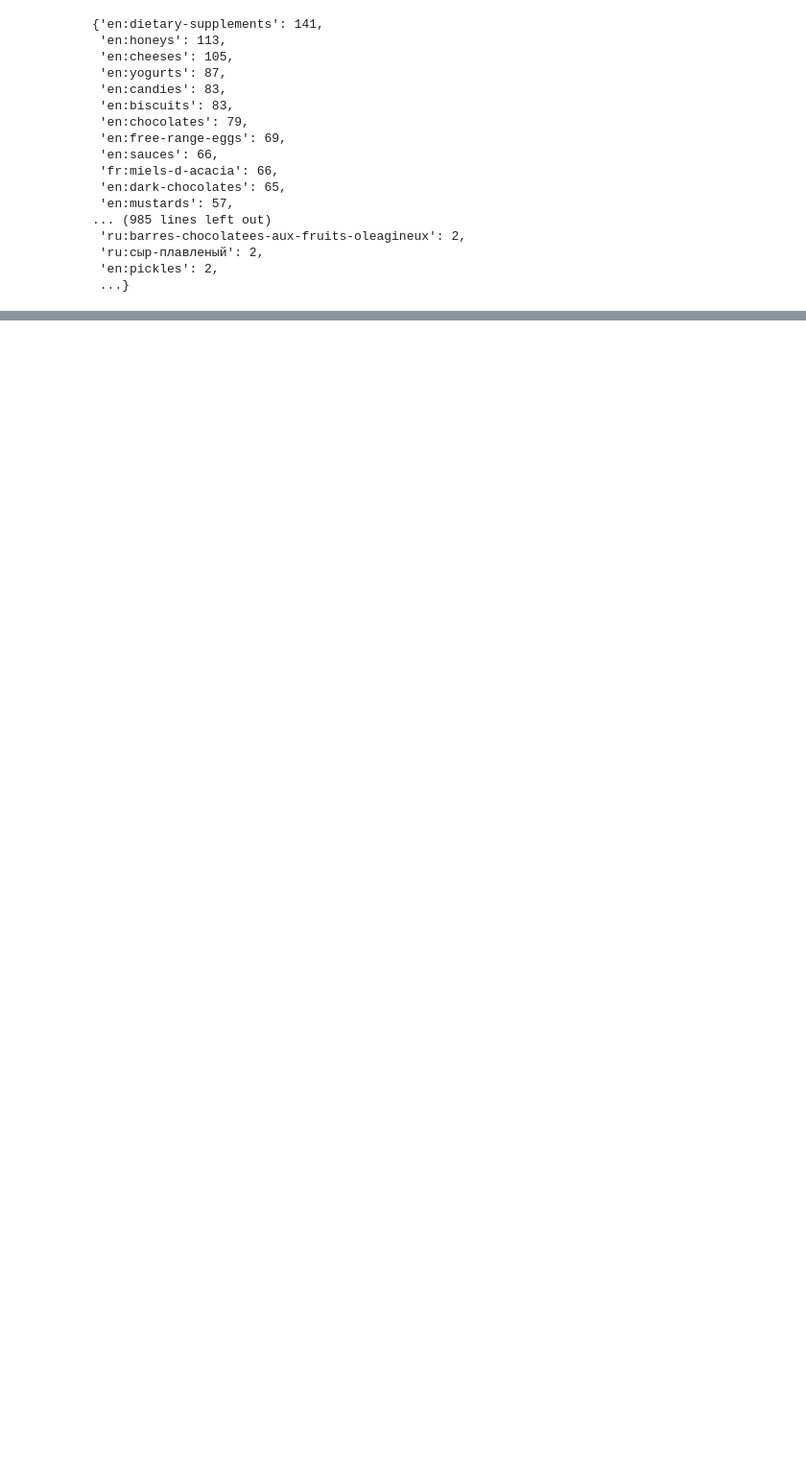
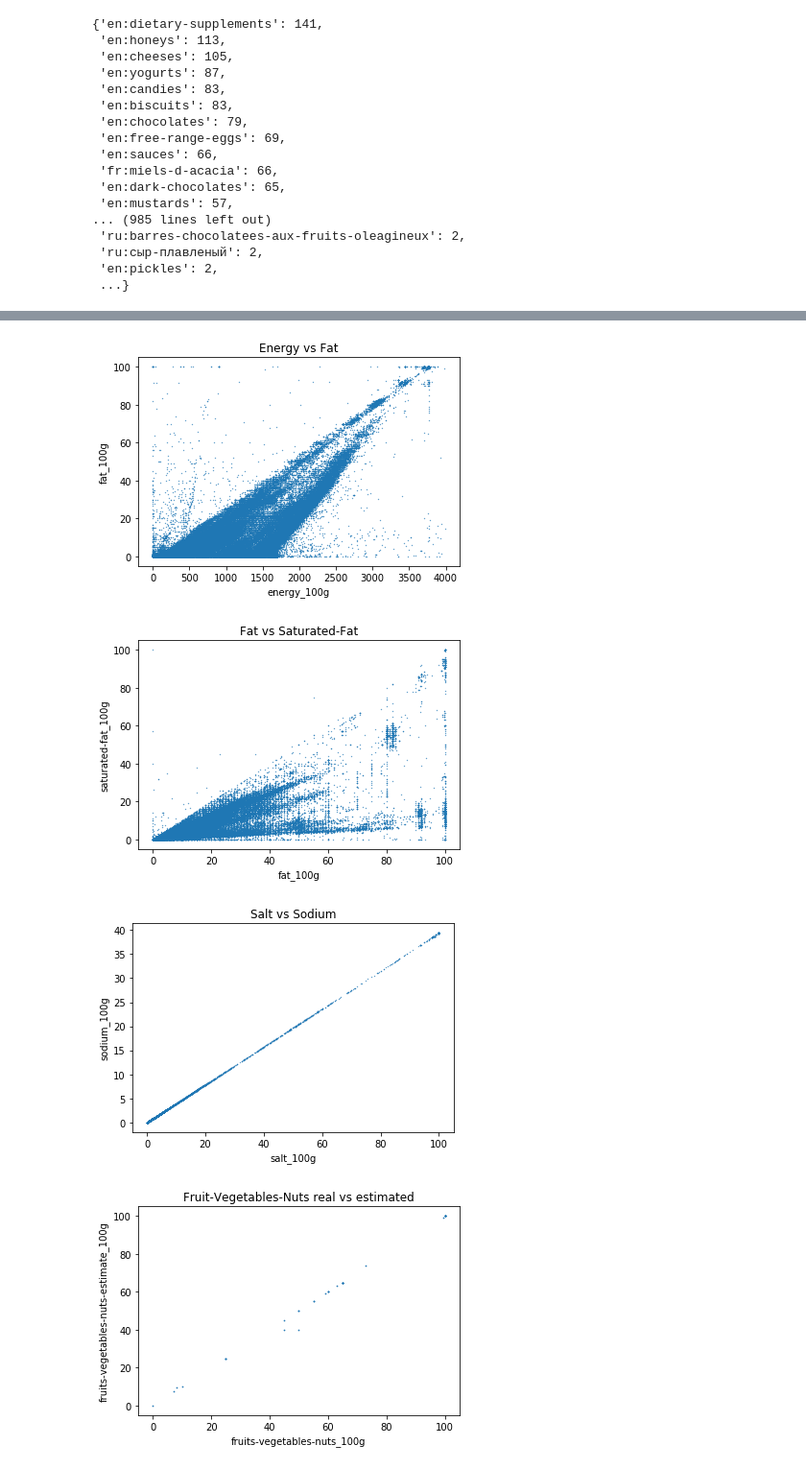
Before and after one commit to gmathez/Project_ADA_2018_Bruttin_Mathez_Petitpierre, a Jupyter notebook: Millestone_2.ipynb, the cells around one changed output, grey strips where cells are left out. Shown at 96% size. Cells and saved outputs as stored; diff of their text form; code cells hidden in the pictures; blank space fills up the shorter version.

```diff
--- a/Millestone_2.ipynb
+++ b/Millestone_2.ipynb
@@ -336,0 +384,29 @@ Value for fiber_100g : 1.8
+# %%
+plt.scatter(data_food['energy_100g'],data_food['fat_100g'], s=0.1);
+plt.title('Energy vs Fat');
+plt.ylabel('fat_100g');
+plt.xlabel('energy_100g');
+plt.show()
+
+plt.scatter(data_food['fat_100g'],data_food['saturated-fat_100g'], s=0.1);
+plt.title('Fat vs Saturated-Fat');
+plt.ylabel('saturated-fat_100g');
+plt.xlabel('fat_100g');
+plt.show()
+
+plt.scatter(data_food['salt_100g'],data_food['sodium_100g'], s=0.1);
+plt.title('Salt vs Sodium');
+plt.ylabel('sodium_100g');
+plt.xlabel('salt_100g');
+plt.show()
+
+plt.scatter(data_food['fruits-vegetables-nuts_100g'],data_food['fruits-vegetables-nuts-estimate_100g'], s=0.5);
+plt.title('Fruit-Vegetables-Nuts real vs estimated');
+plt.ylabel('fruits-vegetables-nuts-estimate_100g');
+plt.xlabel('fruits-vegetables-nuts_100g');
+plt.show()
+# %% [output]
+[figure, added]
+[figure, added]
+[figure, added]
+[figure, added]
```
Also changed, not shown: parts of 12 cells of this notebook.
